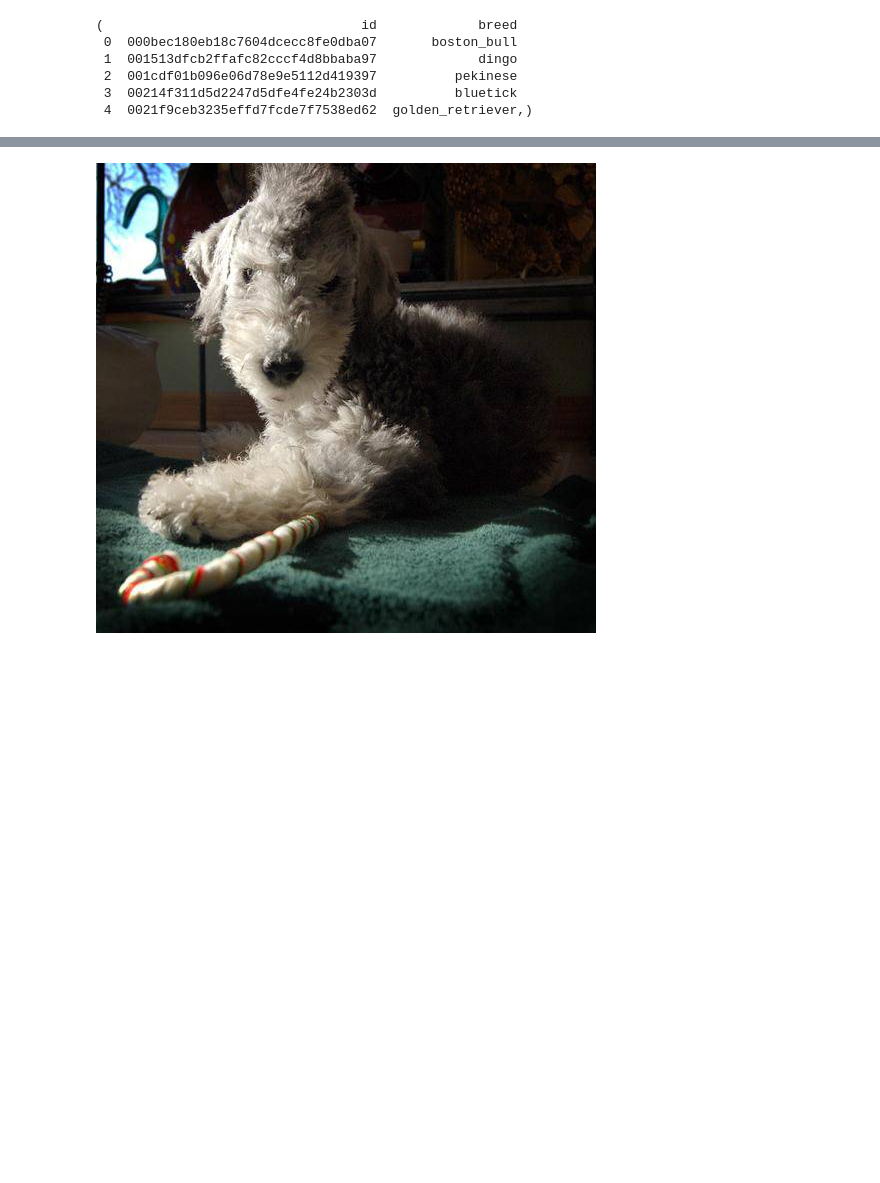
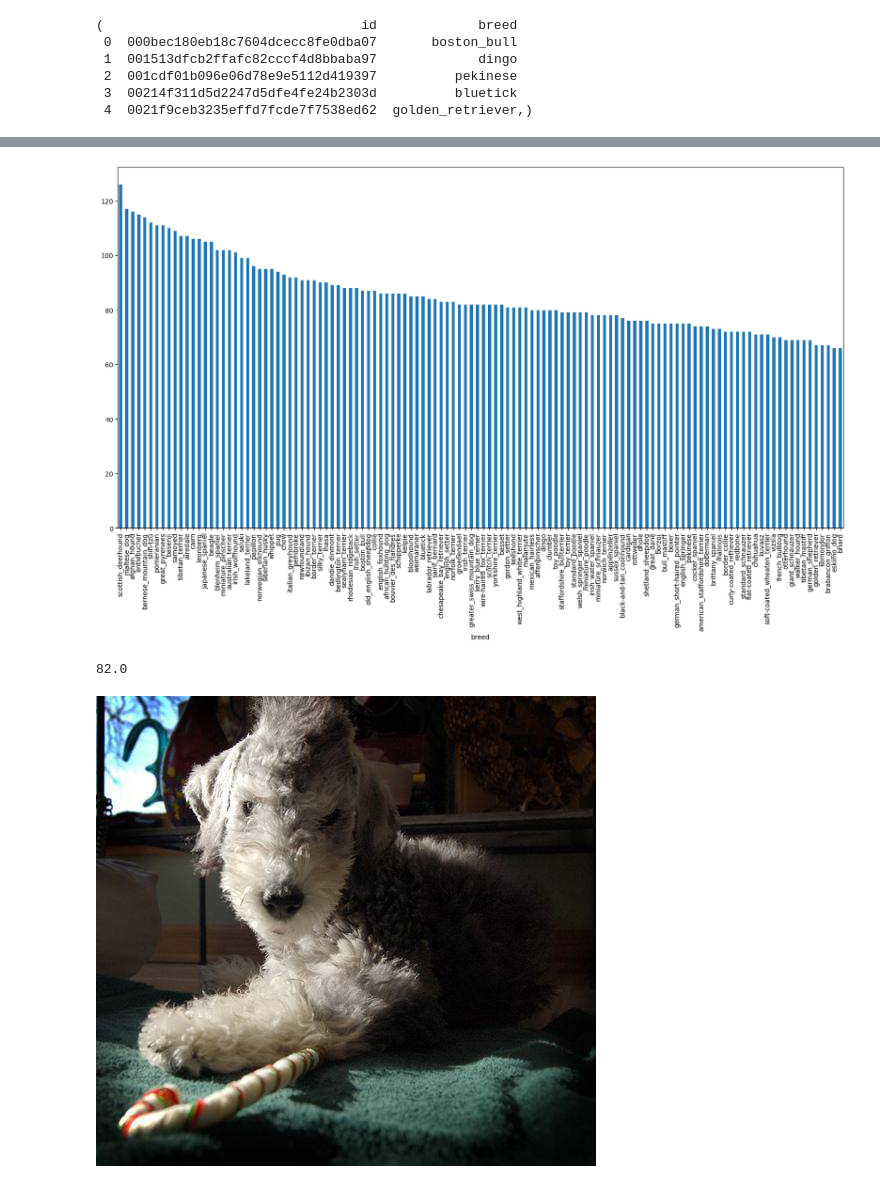
Before and after one commit to jamstanleyambe/End-to-End-Dog-Breed-Identification, a Jupyter notebook: Dog_Vision.ipynb, the cells around one changed output, grey strips where cells are left out. Drawn from its saved outputs; the diff is of its cells as text; code cells hidden in the pictures; blank space fills up the shorter version.

```diff
--- a/Dog_Vision.ipynb
+++ b/Dog_Vision.ipynb
@@ -102 +105,21 @@ labels_csv['breed'].value_counts().median()
+# %%
+# Visualize the distribution of dog breeds in the dataset
+# This step helps us understand the balance (or imbalance) of the dataset by counting and plotting the number of images per breed.
+
+labels_csv['breed'].value_counts().plot.bar(figsize=(20, 10))  # Create a bar plot of breed counts
+plt.xlabel("Breed")  # Label for the x-axis
+plt.ylabel("Number of Images")  # Label for the y-axis
+plt.title("Distribution of Dog Breeds in the Dataset")  # Title of the plot
+plt.show()  # Display the plot
+# %% [output]
+[figure, added]
+# %%
+# Calculate the median number of images per breed in the dataset
+# This metric provides insight into the central tendency of the dataset's class distribution,
+# which is useful for understanding data balance and potential class imbalance issues.
+
+median_images_per_breed = labels_csv['breed'].value_counts().median()
+print("Median number of images per breed:", median_images_per_breed)
+# %% [output]
+82.0
 # %%
```
Also changed, not shown: parts of 44 cells of this notebook.
